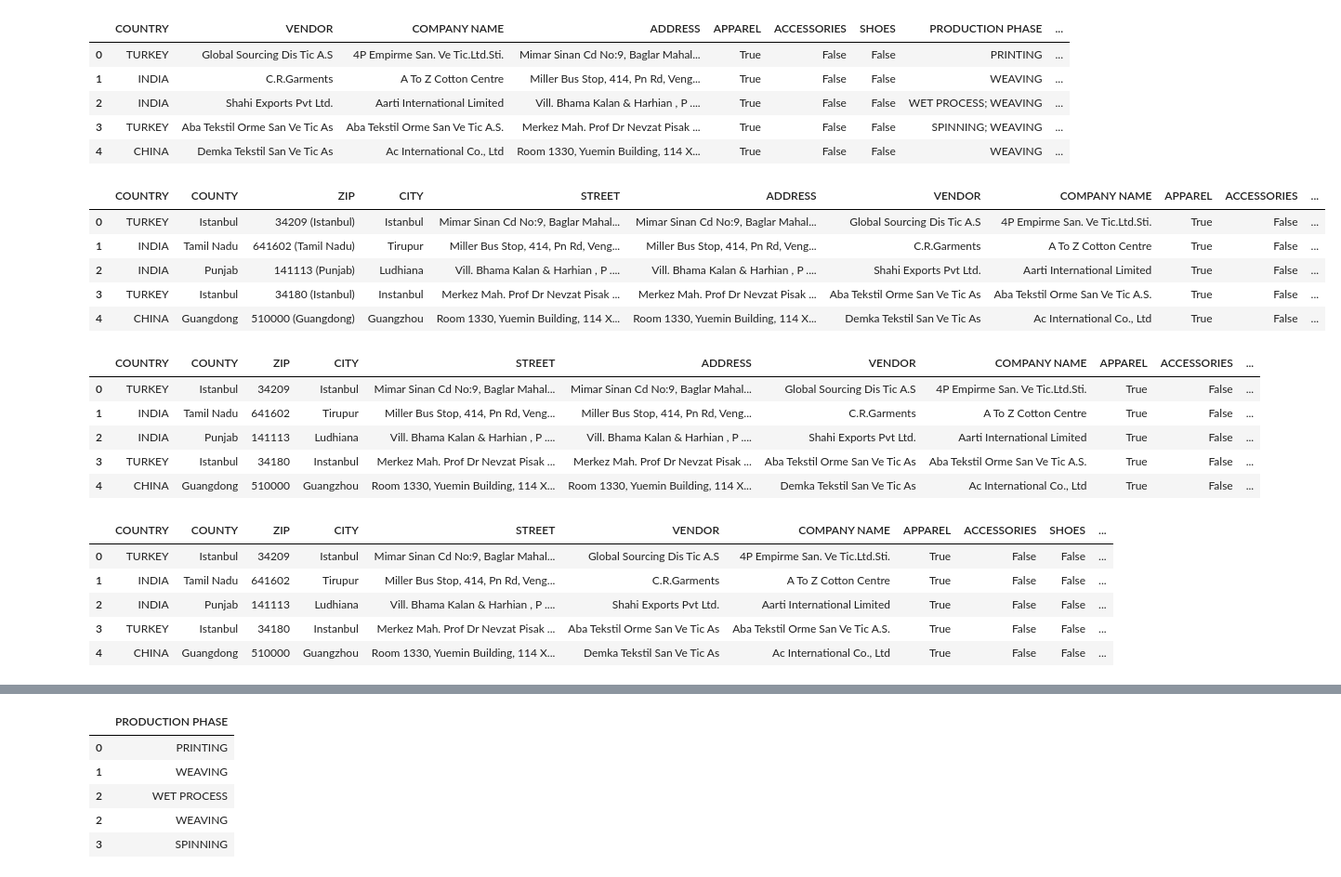
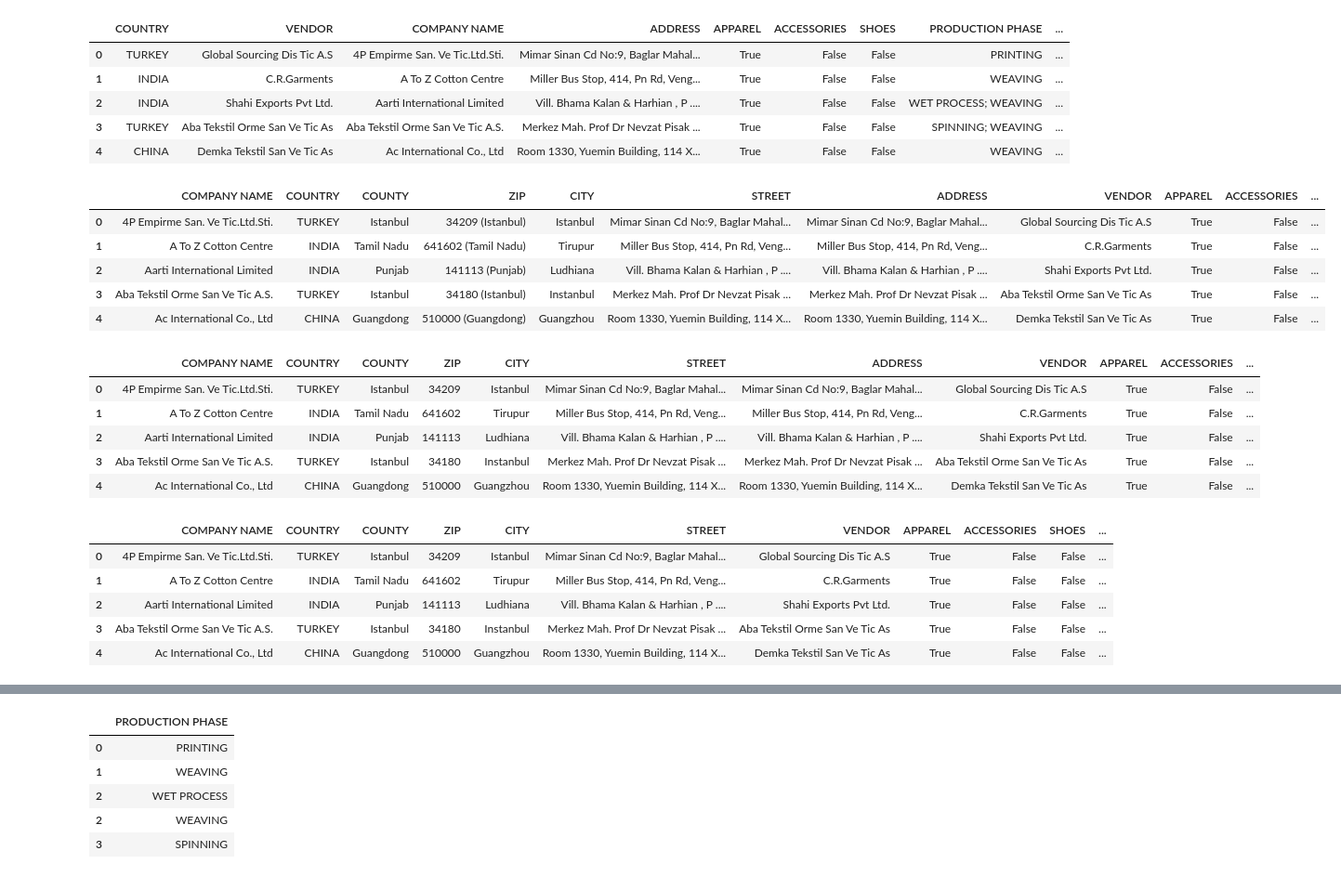
Before and after one commit to AlessioNar/PW4, a Jupyter notebook: Cleaning.ipynb, the cells around one changed output, grey strips where cells are left out. Shown: that part at 93% size. Drawn from its saved outputs; the diff is of its cells as text; code cells hidden in the pictures.

```diff
--- a/Cleaning.ipynb
+++ b/Cleaning.ipynb
@@ -84,22 +88,22 @@ df.head()
 # %%
 # Print column names
 df.columns
 
-df = df[['COUNTRY', 'COUNTY', 'ZIP', 'CITY', 'STREET', 'ADDRESS', 'VENDOR', 'COMPANY NAME',  'APPAREL',
+df = df[['COMPANY NAME',  'VENDOR', 'COUNTRY', 'COUNTY', 'ZIP', 'CITY', 'STREET', 'ADDRESS',  'APPAREL',
          'ACCESSORIES', 'SHOES', 'PRODUCTION PHASE', 'EMPLOYEES RANGE', '% MEN',
          '% WOMEN', '% MIGRANT WORKERS', 'TRADE UNION',
          'NAME OF THE TRADE UNION', 'COLLECTIVE BARGAINING AGREEMENT',
          '% WORKFORCE COVERED BY THE CBA', 'WORKERS\' REPRESENTATIVES',
          'CERTIFICATIONS']]
 
 df.head()
 # %% [output]
-|  | COUNTRY | COUNTY | ZIP | CITY | STREET | ADDRESS | VENDOR | COMPANY NAME | APPAREL | ACCESSORIES | ... |
-| 0 | TURKEY | Istanbul | 34209 (Istanbul) | Istanbul | Mimar Sinan Cd No:9, Baglar Mahal... | Mimar Sinan Cd No:9, Baglar Mahal... | Global Sourcing Dis Tic A.S | 4P Empirme San. Ve Tic.Ltd.Sti. | True | False | ... |
-| 1 | INDIA | Tamil Nadu | 641602 (Tamil Nadu) | Tirupur | Miller Bus Stop, 414, Pn Rd, Veng... | Miller Bus Stop, 414, Pn Rd, Veng... | C.R.Garments | A To Z Cotton Centre | True | False | ... |
-| 2 | INDIA | Punjab | 141113 (Punjab) | Ludhiana | Vill. Bhama Kalan & Harhian , P .... | Vill. Bhama Kalan & Harhian , P .... | Shahi Exports Pvt Ltd. | Aarti International Limited | True | False | ... |
-| 3 | TURKEY | Istanbul | 34180 (Istanbul) | Instanbul | Merkez Mah. Prof Dr Nevzat Pisak ... | Merkez Mah. Prof Dr Nevzat Pisak ... | Aba Tekstil Orme San Ve Tic As | Aba Tekstil Orme San Ve Tic A.S. | True | False | ... |
-| 4 | CHINA | Guangdong | 510000 (Guangdong) | Guangzhou | Room 1330, Yuemin Building, 114 X... | Room 1330, Yuemin Building, 114 X... | Demka Tekstil San Ve Tic As | Ac International Co., Ltd | True | False | ... |
+|  | COMPANY NAME | COUNTRY | COUNTY | ZIP | CITY | STREET | ADDRESS | VENDOR | APPAREL | ACCESSORIES | ... |
+| 0 | 4P Empirme San. Ve Tic.Ltd.Sti. | TURKEY | Istanbul | 34209 (Istanbul) | Istanbul | Mimar Sinan Cd No:9, Baglar Mahal... | Mimar Sinan Cd No:9, Baglar Mahal... | Global Sourcing Dis Tic A.S | True | False | ... |
+| 1 | A To Z Cotton Centre | INDIA | Tamil Nadu | 641602 (Tamil Nadu) | Tirupur | Miller Bus Stop, 414, Pn Rd, Veng... | Miller Bus Stop, 414, Pn Rd, Veng... | C.R.Garments | True | False | ... |
+| 2 | Aarti International Limited | INDIA | Punjab | 141113 (Punjab) | Ludhiana | Vill. Bhama Kalan & Harhian , P .... | Vill. Bhama Kalan & Harhian , P .... | Shahi Exports Pvt Ltd. | True | False | ... |
+| 3 | Aba Tekstil Orme San Ve Tic A.S. | TURKEY | Istanbul | 34180 (Istanbul) | Instanbul | Merkez Mah. Prof Dr Nevzat Pisak ... | Merkez Mah. Prof Dr Nevzat Pisak ... | Aba Tekstil Orme San Ve Tic As | True | False | ... |
+| 4 | Ac International Co., Ltd | CHINA | Guangdong | 510000 (Guangdong) | Guangzhou | Room 1330, Yuemin Building, 114 X... | Room 1330, Yuemin Building, 114 X... | Demka Tekstil San Ve Tic As | True | False | ... |
 # %%
 # From the ZIP column, extract the terms in brackets and put them in a new column called 'COUNTY'
 df['COUNTY'] = df['ZIP'].str.extract(r'\((.*?)\)')
@@ -107,23 +111,23 @@ df['COUNTY'] = df['ZIP'].str.extract(r'\((.*?)\)')
 df['ZIP'] = df['ZIP'].str.replace(r'\(.*?\)', '', regex=True)
 df.head()
 # %% [output]
-|  | COUNTRY | COUNTY | ZIP | CITY | STREET | ADDRESS | VENDOR | COMPANY NAME | APPAREL | ACCESSORIES | ... |
-| 0 | TURKEY | Istanbul | 34209 | Istanbul | Mimar Sinan Cd No:9, Baglar Mahal... | Mimar Sinan Cd No:9, Baglar Mahal... | Global Sourcing Dis Tic A.S | 4P Empirme San. Ve Tic.Ltd.Sti. | True | False | ... |
-| 1 | INDIA | Tamil Nadu | 641602 | Tirupur | Miller Bus Stop, 414, Pn Rd, Veng... | Miller Bus Stop, 414, Pn Rd, Veng... | C.R.Garments | A To Z Cotton Centre | True | False | ... |
-| 2 | INDIA | Punjab | 141113 | Ludhiana | Vill. Bhama Kalan & Harhian , P .... | Vill. Bhama Kalan & Harhian , P .... | Shahi Exports Pvt Ltd. | Aarti International Limited | True | False | ... |
-| 3 | TURKEY | Istanbul | 34180 | Instanbul | Merkez Mah. Prof Dr Nevzat Pisak ... | Merkez Mah. Prof Dr Nevzat Pisak ... | Aba Tekstil Orme San Ve Tic As | Aba Tekstil Orme San Ve Tic A.S. | True | False | ... |
-| 4 | CHINA | Guangdong | 510000 | Guangzhou | Room 1330, Yuemin Building, 114 X... | Room 1330, Yuemin Building, 114 X... | Demka Tekstil San Ve Tic As | Ac International Co., Ltd | True | False | ... |
+|  | COMPANY NAME | COUNTRY | COUNTY | ZIP | CITY | STREET | ADDRESS | VENDOR | APPAREL | ACCESSORIES | ... |
+| 0 | 4P Empirme San. Ve Tic.Ltd.Sti. | TURKEY | Istanbul | 34209 | Istanbul | Mimar Sinan Cd No:9, Baglar Mahal... | Mimar Sinan Cd No:9, Baglar Mahal... | Global Sourcing Dis Tic A.S | True | False | ... |
+| 1 | A To Z Cotton Centre | INDIA | Tamil Nadu | 641602 | Tirupur | Miller Bus Stop, 414, Pn Rd, Veng... | Miller Bus Stop, 414, Pn Rd, Veng... | C.R.Garments | True | False | ... |
+| 2 | Aarti International Limited | INDIA | Punjab | 141113 | Ludhiana | Vill. Bhama Kalan & Harhian , P .... | Vill. Bhama Kalan & Harhian , P .... | Shahi Exports Pvt Ltd. | True | False | ... |
+| 3 | Aba Tekstil Orme San Ve Tic A.S. | TURKEY | Istanbul | 34180 | Instanbul | Merkez Mah. Prof Dr Nevzat Pisak ... | Merkez Mah. Prof Dr Nevzat Pisak ... | Aba Tekstil Orme San Ve Tic As | True | False | ... |
+| 4 | Ac International Co., Ltd | CHINA | Guangdong | 510000 | Guangzhou | Room 1330, Yuemin Building, 114 X... | Room 1330, Yuemin Building, 114 X... | Demka Tekstil San Ve Tic As | True | False | ... |
 # %%
 # Remove the ADDRESS column
 df = df.drop(['ADDRESS'], axis=1)
 df.head()
 # %% [output]
-|  | COUNTRY | COUNTY | ZIP | CITY | STREET | VENDOR | COMPANY NAME | APPAREL | ACCESSORIES | SHOES | ... |
-| 0 | TURKEY | Istanbul | 34209 | Istanbul | Mimar Sinan Cd No:9, Baglar Mahal... | Global Sourcing Dis Tic A.S | 4P Empirme San. Ve Tic.Ltd.Sti. | True | False | False | ... |
-| 1 | INDIA | Tamil Nadu | 641602 | Tirupur | Miller Bus Stop, 414, Pn Rd, Veng... | C.R.Garments | A To Z Cotton Centre | True | False | False | ... |
-| 2 | INDIA | Punjab | 141113 | Ludhiana | Vill. Bhama Kalan & Harhian , P .... | Shahi Exports Pvt Ltd. | Aarti International Limited | True | False | False | ... |
-| 3 | TURKEY | Istanbul | 34180 | Instanbul | Merkez Mah. Prof Dr Nevzat Pisak ... | Aba Tekstil Orme San Ve Tic As | Aba Tekstil Orme San Ve Tic A.S. | True | False | False | ... |
-| 4 | CHINA | Guangdong | 510000 | Guangzhou | Room 1330, Yuemin Building, 114 X... | Demka Tekstil San Ve Tic As | Ac International Co., Ltd | True | False | False | ... |
+|  | COMPANY NAME | COUNTRY | COUNTY | ZIP | CITY | STREET | VENDOR | APPAREL | ACCESSORIES | SHOES | ... |
+| 0 | 4P Empirme San. Ve Tic.Ltd.Sti. | TURKEY | Istanbul | 34209 | Istanbul | Mimar Sinan Cd No:9, Baglar Mahal... | Global Sourcing Dis Tic A.S | True | False | False | ... |
+| 1 | A To Z Cotton Centre | INDIA | Tamil Nadu | 641602 | Tirupur | Miller Bus Stop, 414, Pn Rd, Veng... | C.R.Garments | True | False | False | ... |
+| 2 | Aarti International Limited | INDIA | Punjab | 141113 | Ludhiana | Vill. Bhama Kalan & Harhian , P .... | Shahi Exports Pvt Ltd. | True | False | False | ... |
+| 3 | Aba Tekstil Orme San Ve Tic A.S. | TURKEY | Istanbul | 34180 | Instanbul | Merkez Mah. Prof Dr Nevzat Pisak ... | Aba Tekstil Orme San Ve Tic As | True | False | False | ... |
+| 4 | Ac International Co., Ltd | CHINA | Guangdong | 510000 | Guangzhou | Room 1330, Yuemin Building, 114 X... | Demka Tekstil San Ve Tic As | True | False | False | ... |
 # %%
 # Save the cleaned data in a new csv file
 df.to_csv('BenettonSuppliersCleaned.csv', index=False)
```
Also changed, not shown: parts of 26 cells of this notebook.
